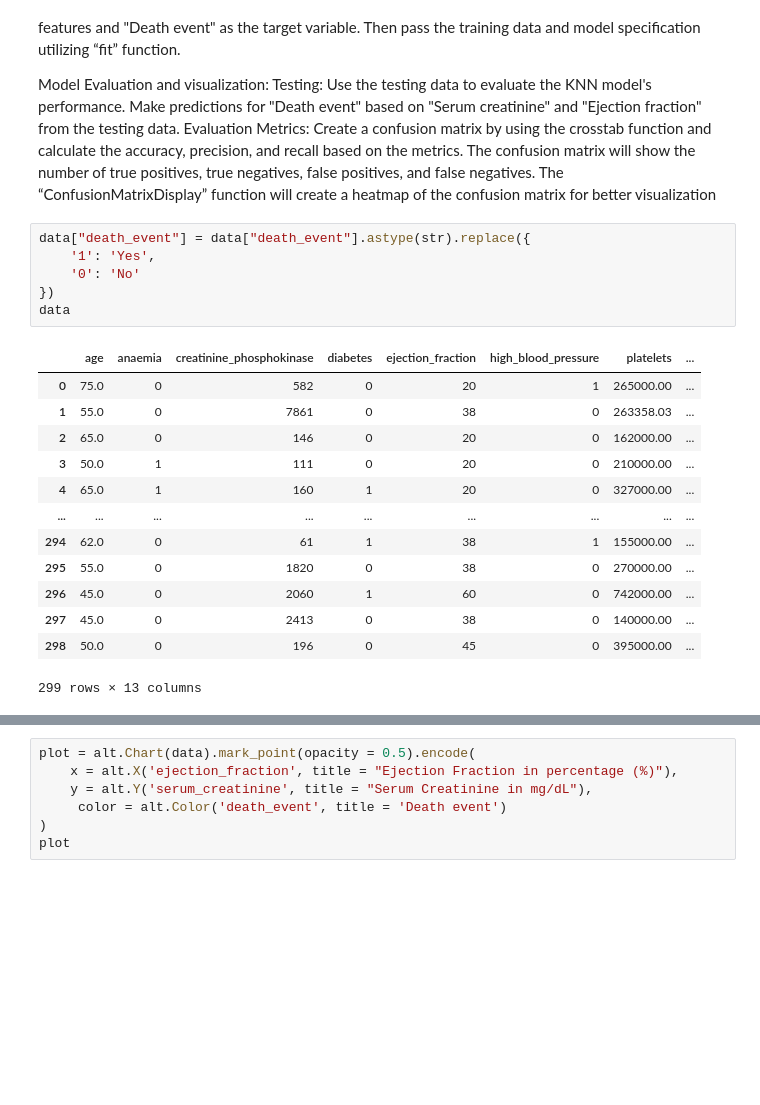
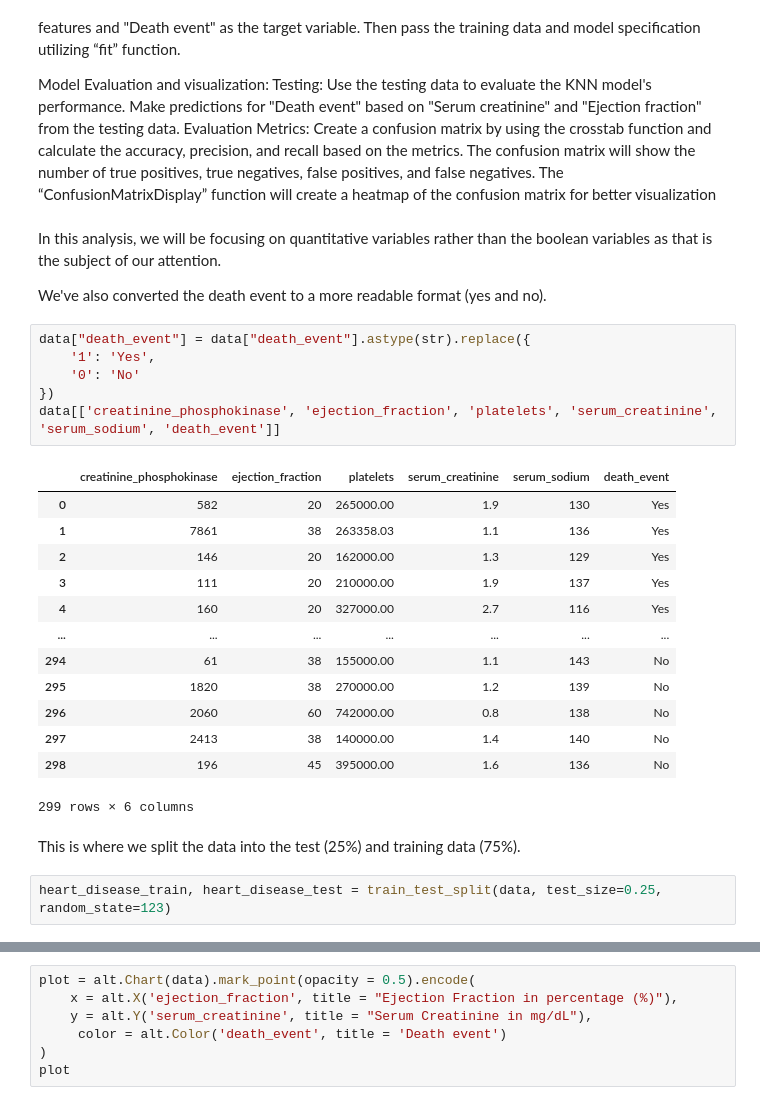
Before and after one commit to dymackenzie/group25Project, a Jupyter notebook: group_project_report.ipynb, the cells around one changed output, grey strips where cells are left out. Drawn from its saved outputs; the diff is of its cells as text; blank space fills up the shorter version.

```diff
--- a/group_project_report.ipynb
+++ b/group_project_report.ipynb
@@ -84,23 +104,31 @@ Training: Building the KNN model with the value of K obtained from the Choosing
 Model Evaluation and visualization:
 Testing: Use the testing data to evaluate the KNN model's performance. Make predictions for "Death event" based on "Serum creatinine" and "Ejection fraction" from the testing data.
 Evaluation Metrics: Create a confusion matrix by using the crosstab function and calculate the accuracy, precision, and recall based on the metrics. The confusion matrix will show the number of true positives, true negatives, false positives, and false negatives. The “ConfusionMatrixDisplay” function will create a heatmap of the confusion matrix for better visualization
+# %% [markdown]
+In this analysis, we will be focusing on quantitative variables rather than the boolean variables as that is the subject of our attention.
+
+We've also converted the death event to a more readable format (yes and no).
 # %%
 data["death_event"] = data["death_event"].astype(str).replace({
     '1': 'Yes',
     '0': 'No'
 })
-data
+data[['creatinine_phosphokinase', 'ejection_fraction', 'platelets', 'serum_creatinine', 'serum_sodium', 'death_event']]
 # %% [output]
-|  | age | anaemia | creatinine_phosphokinase | diabetes | ejection_fraction | high_blood_pressure | platelets | ... |
-| 0 | 75.0 | 0 | 582 | 0 | 20 | 1 | 265000.00 | ... |
-| 1 | 55.0 | 0 | 7861 | 0 | 38 | 0 | 263358.03 | ... |
-| 2 | 65.0 | 0 | 146 | 0 | 20 | 0 | 162000.00 | ... |
-| 3 | 50.0 | 1 | 111 | 0 | 20 | 0 | 210000.00 | ... |
-| 4 | 65.0 | 1 | 160 | 1 | 20 | 0 | 327000.00 | ... |
-| ... | ... | ... | ... | ... | ... | ... | ... | ... |
-| 294 | 62.0 | 0 | 61 | 1 | 38 | 1 | 155000.00 | ... |
-| 295 | 55.0 | 0 | 1820 | 0 | 38 | 0 | 270000.00 | ... |
-| 296 | 45.0 | 0 | 2060 | 1 | 60 | 0 | 742000.00 | ... |
-| 297 | 45.0 | 0 | 2413 | 0 | 38 | 0 | 140000.00 | ... |
-| 298 | 50.0 | 0 | 196 | 0 | 45 | 0 | 395000.00 | ... |
+|  | creatinine_phosphokinase | ejection_fraction | platelets | serum_creatinine | serum_sodium | death_event |
+| 0 | 582 | 20 | 265000.00 | 1.9 | 130 | Yes |
+| 1 | 7861 | 38 | 263358.03 | 1.1 | 136 | Yes |
+| 2 | 146 | 20 | 162000.00 | 1.3 | 129 | Yes |
+| 3 | 111 | 20 | 210000.00 | 1.9 | 137 | Yes |
+| 4 | 160 | 20 | 327000.00 | 2.7 | 116 | Yes |
+| ... | ... | ... | ... | ... | ... | ... |
+| 294 | 61 | 38 | 155000.00 | 1.1 | 143 | No |
+| 295 | 1820 | 38 | 270000.00 | 1.2 | 139 | No |
+| 296 | 2060 | 60 | 742000.00 | 0.8 | 138 | No |
+| 297 | 2413 | 38 | 140000.00 | 1.4 | 140 | No |
+| 298 | 196 | 45 | 395000.00 | 1.6 | 136 | No |
-299 rows × 13 columns
+299 rows × 6 columns
+# %% [markdown]
+This is where we split the data into the test (25%) and training data (75%).
+# %%
+heart_disease_train, heart_disease_test = train_test_split(data, test_size=0.25, random_state=123)
```
Also changed, not shown: parts of 65 cells of this notebook.
